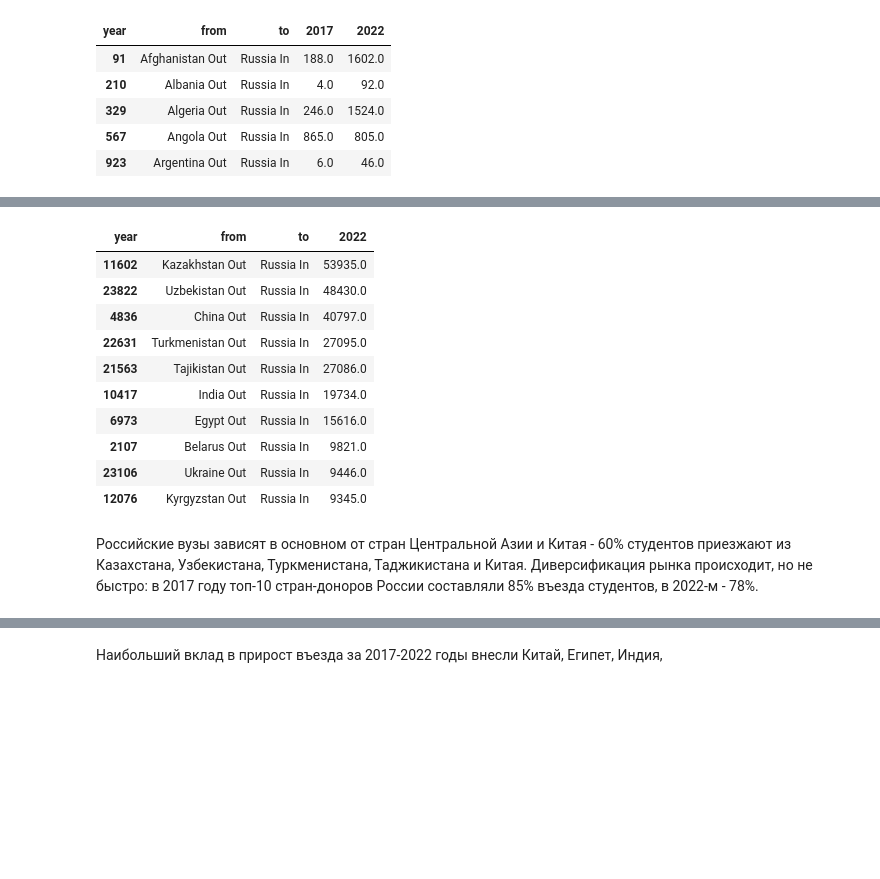
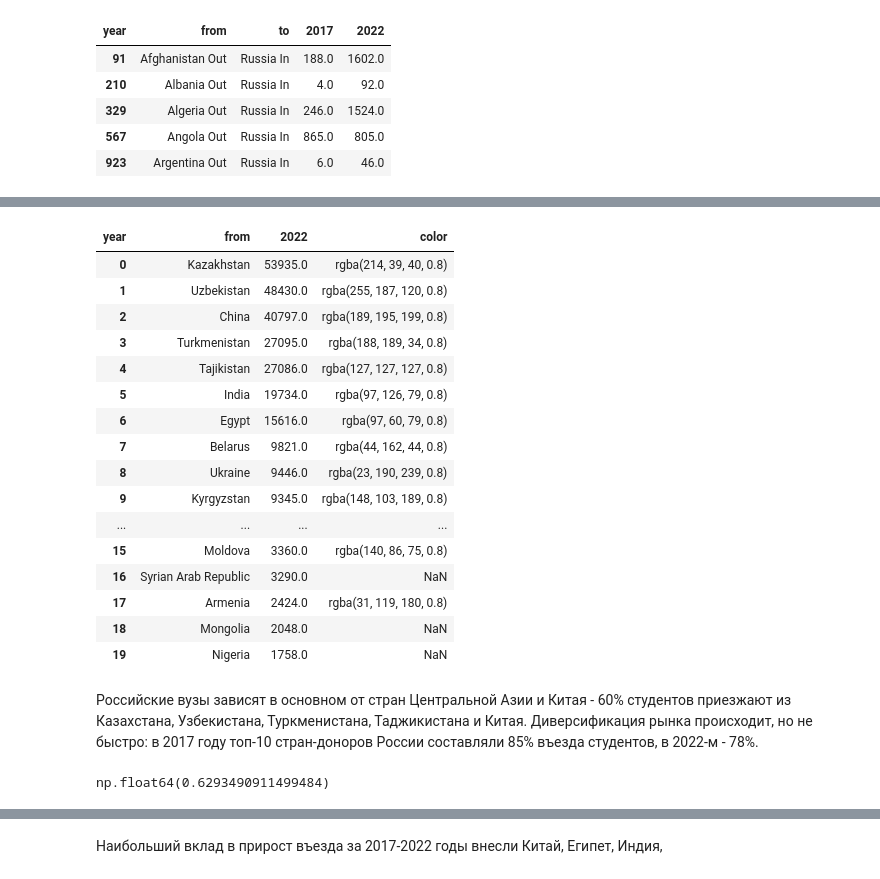
Before and after one commit to YuliyaTorgasheva/students_mobility, a Jupyter notebook: international_students_mob_CA.ipynb, the cells around one changed output, grey strips where cells are left out. Cells and saved outputs as stored; diff of their text form; code cells hidden in the pictures; blank space fills up the shorter version.

```diff
--- a/international_students_mob_CA.ipynb
+++ b/international_students_mob_CA.ipynb
@@ -216,0 +286,6 @@ total_years[total_years['year'].isin(['2017','2022'])]
+# %%
+country='Egypt'
+df_country = total_years.pivot(index=['to'], columns='year', values='value').reset_index()
+# df_country = df_country[df_country['to']==country]
+df_country = df_country[['to','2017','2019','2020','2021','2022']]
+df_country
@@ -385,7 +508,7 @@ num_rows = (num_plots + num_cols - 1) // num_cols  # Calculate the number of row
 fig = make_subplots(rows=num_rows, cols=num_cols, subplot_titles=unique_groups)
 
 for i, group in enumerate(unique_groups):
-    filtered_df = inbound[inbound['group'] == group]
+    filtered_df = inbound_no_zero[inbound_no_zero['group'] == group]
     row_index = i // n_cols + 1
     col_index = i % n_cols + 1
 
@@ -508,13 +631,25 @@ for i, group in enumerate(unique_groups):
     fig.add_trace(trace2, row=row_index, col=col_index)
 
 fig.update_layout(
-title='Исходящий поток иностранных студентов по группам стран с 2017 по 2022 г.',
-# xaxis_title='Country',
-yaxis_title='Число студентов, тыс.',
-barmode='group',  # Group bars together
-height=1600,
-width=2600,
-plot_bgcolor='white'
+    title='Исходящий поток иностранных студентов по группам стран с 2017 по 2022 г.',
+    # xaxis_title='Country',
+    yaxis_title='Число студентов, тыс.',
+    barmode='group',  # Group bars together
+    height=1600,
+    width=2600,
+    plot_bgcolor='white',
+    annotations=[
+                dict(
+                    x=0.4,  # Center the annotation
+                    y=-0.18,  # Move it below the chart
+                    text="@Conspect Labs, Sources: UNESCO, OpenDoorsData, Nuffic, IIE, Statista, MoE of Kazakhstan, Iran, Egypt, Thailand",
+                    showarrow=False,
+                    xref="paper",  # Use paper coordinates
+                    yref="paper",
+                    font=dict(size=12, color="grey"),
+                    align="left"
+            )
+            ]
 )
 for i in range(1, num_rows + 1):
     for j in range(1, num_cols + 1):
@@ -607,6 +742,9 @@ for key,value in regions.items():
         'Malaysia':other_color,
         'Bulgaria':other_color,
         'Slovakia':other_color,
+        'China':other_color,
+        'India':'rgba(97, 126, 79, 0.8)',
+        'Egypt':'rgba(97, 60, 79, 0.8)'
     }
 
     # You can use color mapping for countries. Change i and coeffs to get distinct colors.
@@ -745,16 +893,25 @@ inbound_to_country_from_2017_top20
 # %%
-inbound_to_country_from_2022_top20 = inbound_to_country.sort_values(by='2022', ascending=False).head(10)
+inbound_to_country_from_2022_top20 = inbound_to_country.sort_values(by='2022', ascending=False).head(20)
 inbound_to_country_from_2022_top20 = inbound_to_country_from_2022_top20[['from','to','2022']]
+inbound_to_country_from_2022_top20['from'] = inbound_to_country_from_2022_top20['from'].apply(lambda x:x.replace(' Out',''))
+inbound_to_country_from_2022_top20 = inbound_to_country_from_2022_top20[['from','2022']].set_index('from').reset_index()
+inbound_to_country_from_2022_top20['color'] = inbound_to_country_from_2022_top20['from'].map(country_colors)
 inbound_to_country_from_2022_top20
 # %% [output]
-| year | from | to | 2022 |
-| 11602 | Kazakhstan Out | Russia In | 53935.0 |
-| 23822 | Uzbekistan Out | Russia In | 48430.0 |
-| 4836 | China Out | Russia In | 40797.0 |
-| 22631 | Turkmenistan Out | Russia In | 27095.0 |
-| 21563 | Tajikistan Out | Russia In | 27086.0 |
-| 10417 | India Out | Russia In | 19734.0 |
-| 6973 | Egypt Out | Russia In | 15616.0 |
-| 2107 | Belarus Out | Russia In | 9821.0 |
-| 23106 | Ukraine Out | Russia In | 9446.0 |
-| 12076 | Kyrgyzstan Out | Russia In | 9345.0 |
+| year | from | 2022 | color |
+| 0 | Kazakhstan | 53935.0 | rgba(214, 39, 40, 0.8) |
+| 1 | Uzbekistan | 48430.0 | rgba(255, 187, 120, 0.8) |
+| 2 | China | 40797.0 | rgba(189, 195, 199, 0.8) |
+| 3 | Turkmenistan | 27095.0 | rgba(188, 189, 34, 0.8) |
+| 4 | Tajikistan | 27086.0 | rgba(127, 127, 127, 0.8) |
+| 5 | India | 19734.0 | rgba(97, 126, 79, 0.8) |
+| 6 | Egypt | 15616.0 | rgba(97, 60, 79, 0.8) |
+| 7 | Belarus | 9821.0 | rgba(44, 162, 44, 0.8) |
+| 8 | Ukraine | 9446.0 | rgba(23, 190, 239, 0.8) |
+| 9 | Kyrgyzstan | 9345.0 | rgba(148, 103, 189, 0.8) |
+| ... | ... | ... | ... |
+| 15 | Moldova | 3360.0 | rgba(140, 86, 75, 0.8) |
+| 16 | Syrian Arab Republic | 3290.0 | NaN |
+| 17 | Armenia | 2424.0 | rgba(31, 119, 180, 0.8) |
+| 18 | Mongolia | 2048.0 | NaN |
+| 19 | Nigeria | 1758.0 | NaN |
@@ -763,3 +981,7 @@ inbound_to_country_from_2022_top20
+# %%
+inbound_to_country.sort_values(by='2017', ascending=False).head(5)['2017'].sum()/inbound_to_country['2017'].sum()
+# %% [output]
+np.float64(0.6293490911499484)
 # %%
 inbound_to_country.sort_values(by='2022', ascending=False).head(5)['2022'].sum()/inbound_to_country['2022'].sum()
 # %% [output]
```
Also changed, not shown: parts of 44 cells of this notebook.
